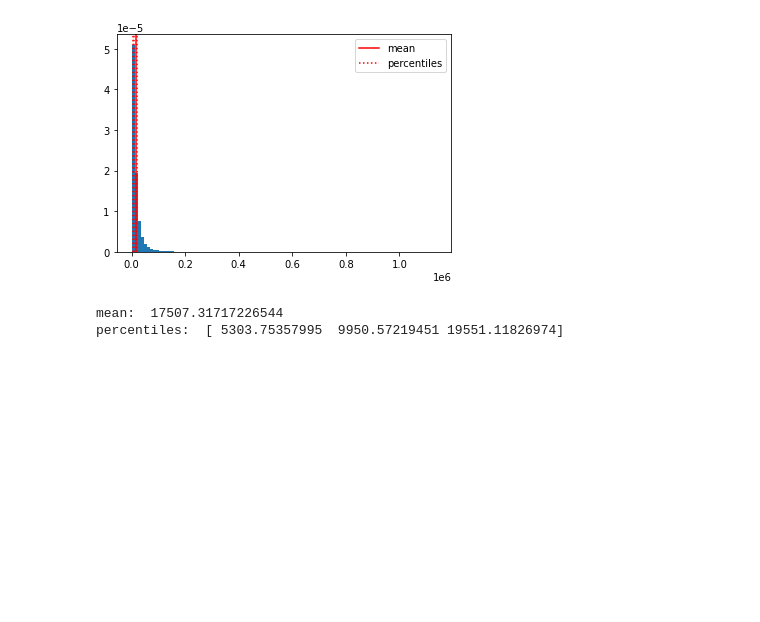
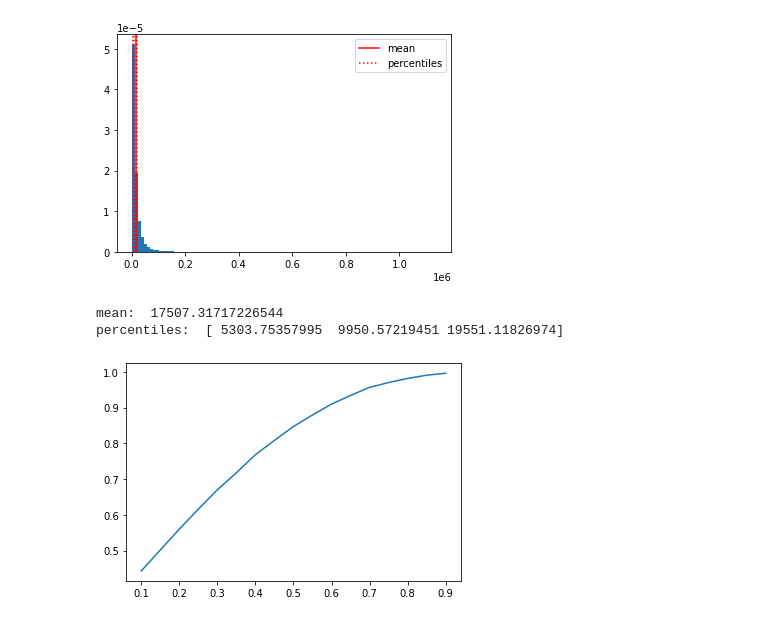
Before and after one commit to phasc/cs166, a Jupyter notebook: pcw/17.ipynb, the cells around one changed output. Saved outputs shown, nothing was run; the diff lists cells and outputs as text; code cells hidden in the pictures; blank space fills up the shorter version.

```diff
--- a/pcw/17.ipynb
+++ b/pcw/17.ipynb
@@ -344,3 +345,11 @@ print('percentiles: ', perc)
 [figure]
 mean:  17507.31717226544
 percentiles:  [ 5303.75357995  9950.57219451 19551.11826974]
+# %%
+# risk of loss
+prob = [(sum(map(lambda x : x<10000, i)))/len(i) for i in money_per_bet]
+
+plt.plot(bets, prob)
+plt.show()
+# %% [output]
+[figure, added]
```
Also changed, not shown: parts of 2 cells of this notebook.
